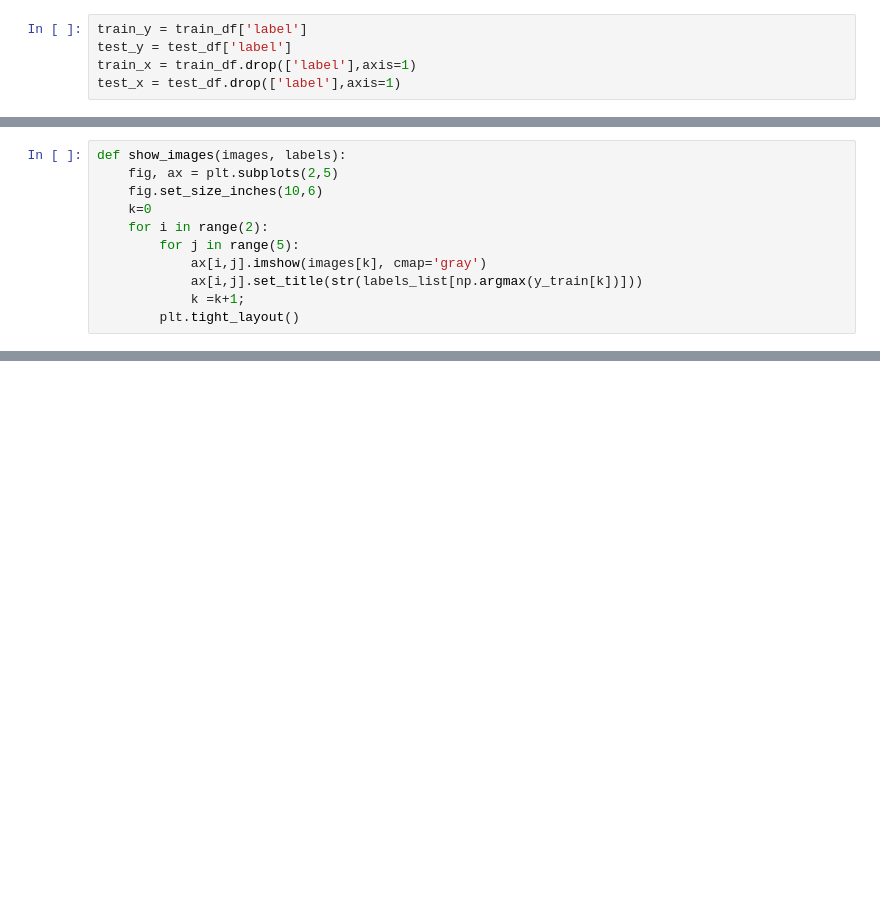
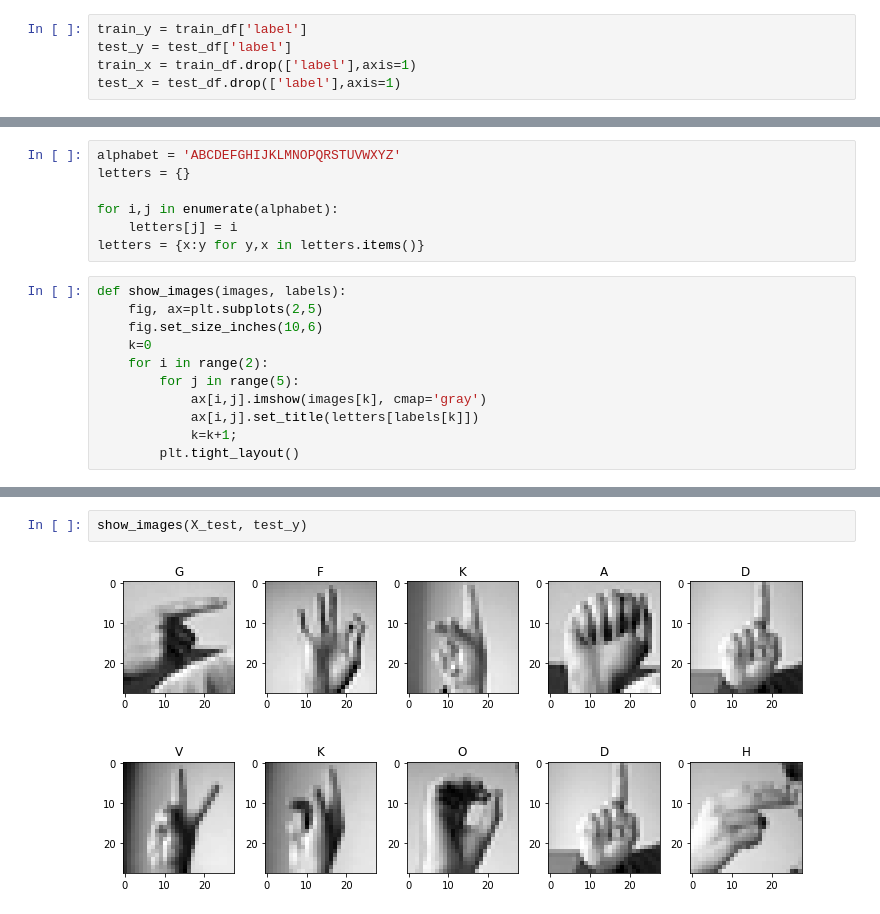
Before and after one commit to Sperodvd/Capstone-Project-II, a Jupyter notebook: Untitled.ipynb, the cells around one changed output, grey strips where cells are left out. Drawn from its saved outputs; the diff is of its cells as text; blank space fills up the shorter version.

```diff
--- a/Untitled.ipynb
+++ b/Untitled.ipynb
@@ -50,12 +53,19 @@ y_test = to_categorical(y_test, num_classes=25)
+# %%
+alphabet = 'ABCDEFGHIJKLMNOPQRSTUVWXYZ'
+letters = {}
+
+for i,j in enumerate(alphabet):
+    letters[j] = i
+letters = {x:y for y,x in letters.items()}
 # %%
 def show_images(images, labels):
-    fig, ax = plt.subplots(2,5)
+    fig, ax=plt.subplots(2,5)
     fig.set_size_inches(10,6)
     k=0
     for i in range(2):
         for j in range(5):
             ax[i,j].imshow(images[k], cmap='gray')
-            ax[i,j].set_title(str(labels_list[np.argmax(y_train[k])]))
-            k =k+1;
+            ax[i,j].set_title(letters[labels[k]])
+            k=k+1;
         plt.tight_layout()
 # %%
@@ -63,2 +73,6 @@ show_images(X_train, y_train)
 # %% [output]
 [figure]
+# %%
+show_images(X_test, test_y)
+# %% [output]
+[figure, added]
```
Also changed, not shown: parts of 9 cells of this notebook.
